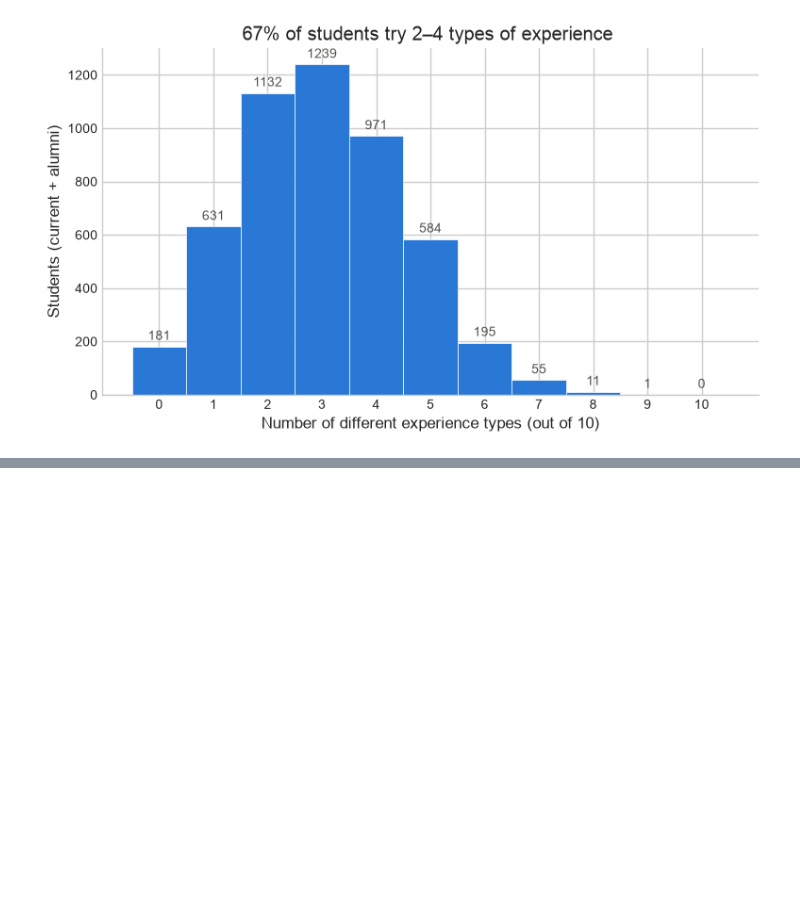
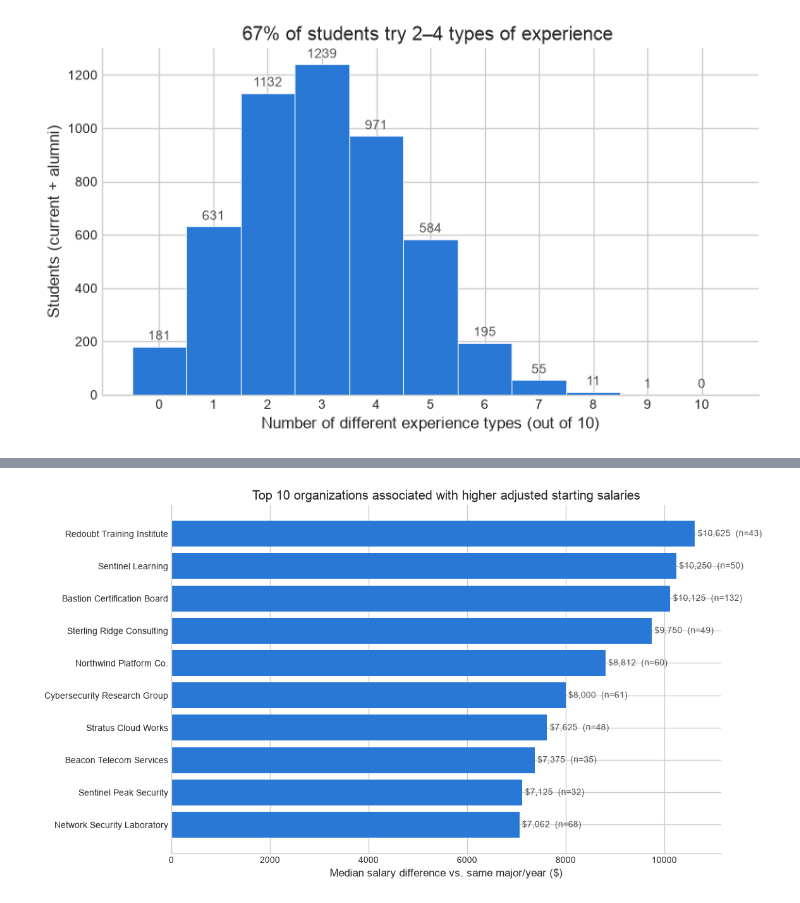
Before and after one commit to WestphalianFresco/TSWhackUMBC, a Jupyter notebook: file.ipynb, the cells around one changed output, grey strips where cells are left out. Cells and saved outputs as stored; diff of their text form; code cells hidden in the pictures; blank space fills up the shorter version.

```diff
--- a/file.ipynb
+++ b/file.ipynb
@@ -94,0 +118,34 @@ print(len(stuAlum))
+# %%
+fig, ax = plt.subplots(figsize=(10, 6))
+
+plotData = top10.sort_values("premium")
+
+ax.barh(
+    plotData.index,
+    plotData["premium"],
+    color="#2a78d6"
+)
+
+labels = [
+    f"${premium:,.0f}  (n={n})"
+    for premium, n in zip(plotData["premium"], plotData["n"])
+]
+
+ax.bar_label(
+    ax.containers[0],
+    labels=labels,
+    padding=3,
+    color="#52514e"
+)
+
+ax.set(
+    xlabel="Median salary difference vs. same major/year ($)",
+    ylabel="",
+    title="Top 10 organizations associated with higher adjusted starting salaries"
+)
+
+ax.spines[["top", "right"]].set_visible(False)
+
+plt.show()
+# %% [output]
+[figure, added]
```
Also changed, not shown: parts of 3 cells of this notebook.
